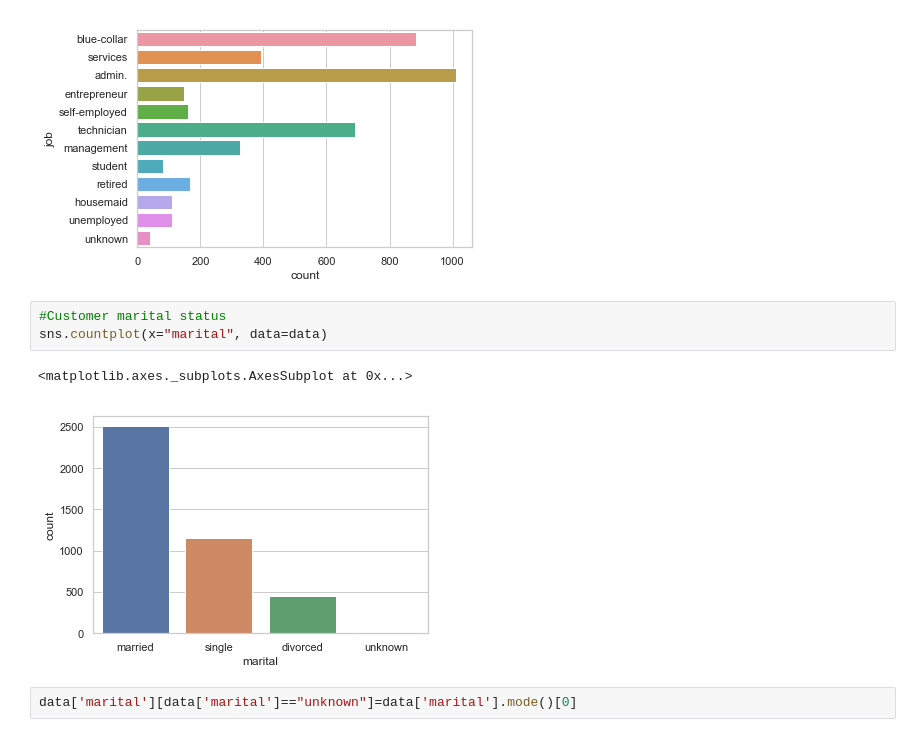
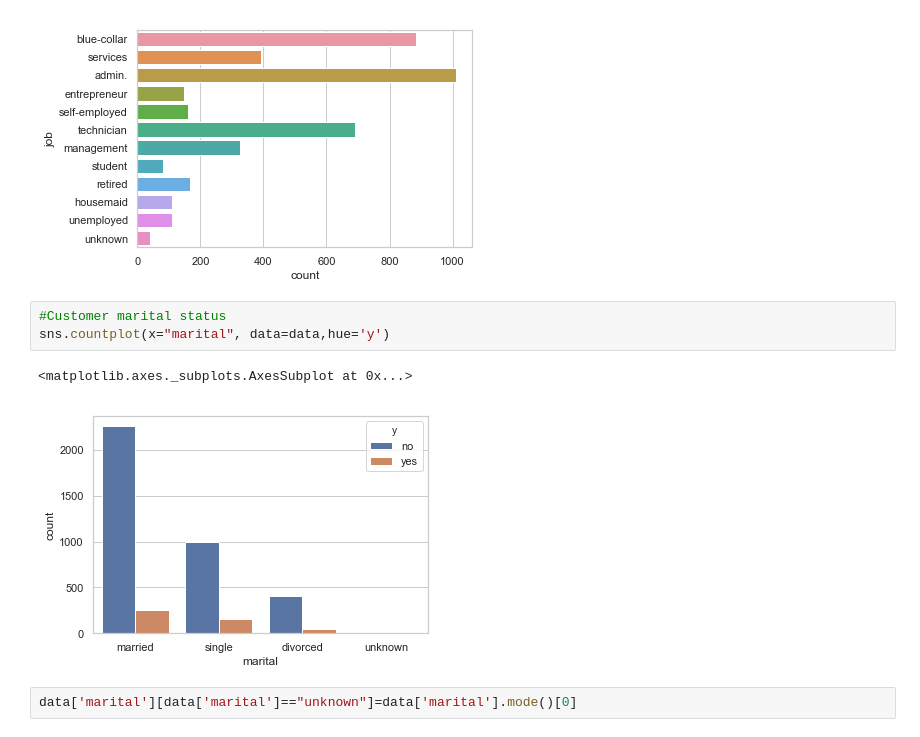
Before and after one commit to machinelearningrepo/portugesebankdata, a Jupyter notebook: portugese_bank.ipynb, the cells around one changed output. Drawn from its saved outputs; the diff is of its cells as text.

```diff
--- a/portugese_bank.ipynb
+++ b/portugese_bank.ipynb
@@ -89,10 +108,10 @@ plt.show()
 [figure]
 # %%
 #Customer marital status
-sns.countplot(x="marital", data=data)
+sns.countplot(x="marital", data=data,hue='y')
 # %% [output]
 <matplotlib.axes._subplots.AxesSubplot at 0x...>
-[figure, old version]
+[figure, new version]
 # %%
 data['marital'][data['marital']=="unknown"]=data['marital'].mode()[0]
 # %% [output]
```
Also changed, not shown: parts of 27 cells of this notebook.
